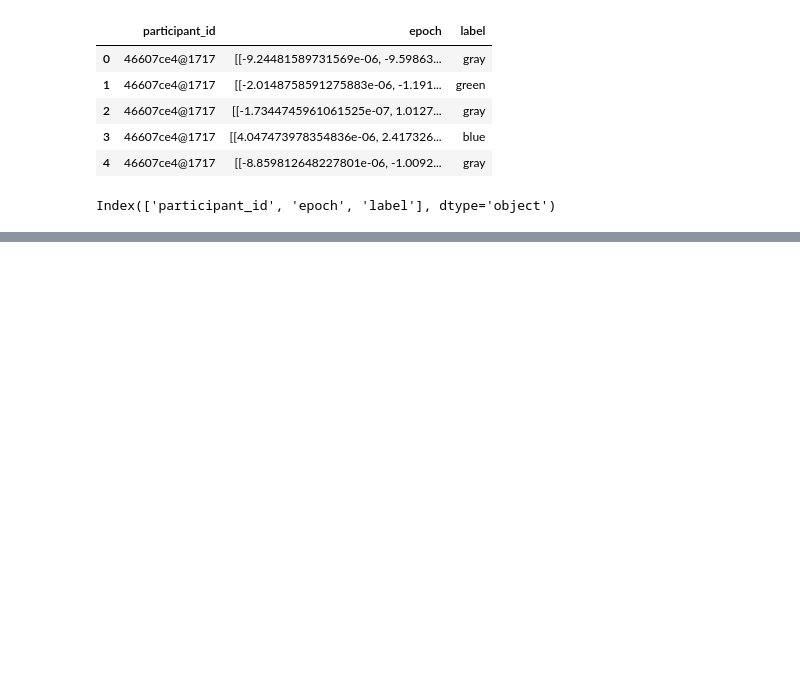
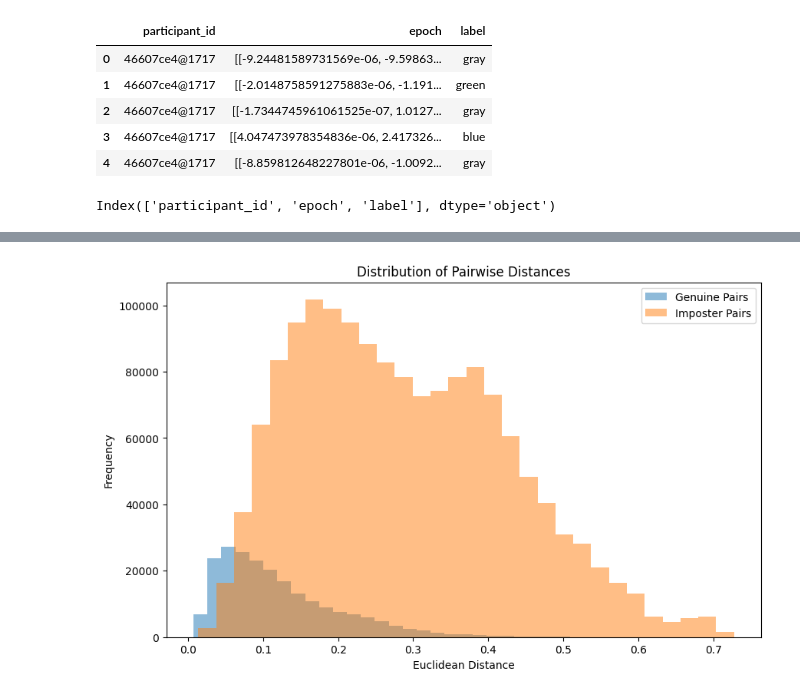
Before and after one commit to KN-Neuron/NeuroGuard-AI, a Jupyter notebook: notebooks/grzegorz_szczepanek/EEGNetTest1.ipynb, the cells around one changed output, grey strips where cells are left out. Cells and saved outputs as stored; diff of their text form; code cells hidden in the pictures; blank space fills up the shorter version.

```diff
--- a/notebooks/grzegorz_szczepanek/EEGNetTest1.ipynb
+++ b/notebooks/grzegorz_szczepanek/EEGNetTest1.ipynb
@@ -240,0 +283,7 @@ OMP: Info #276: omp_set_nested routine deprecated, please use omp_set_max_active
+# %%
+
+
+
+genuine_distances, imposter_distances = calculate_and_plot_distances(embeddings_array, participant_ids_array)
+# %% [output]
+[figure, added]
```
Also changed, not shown: parts of 17 cells of this notebook, 9 other files.
